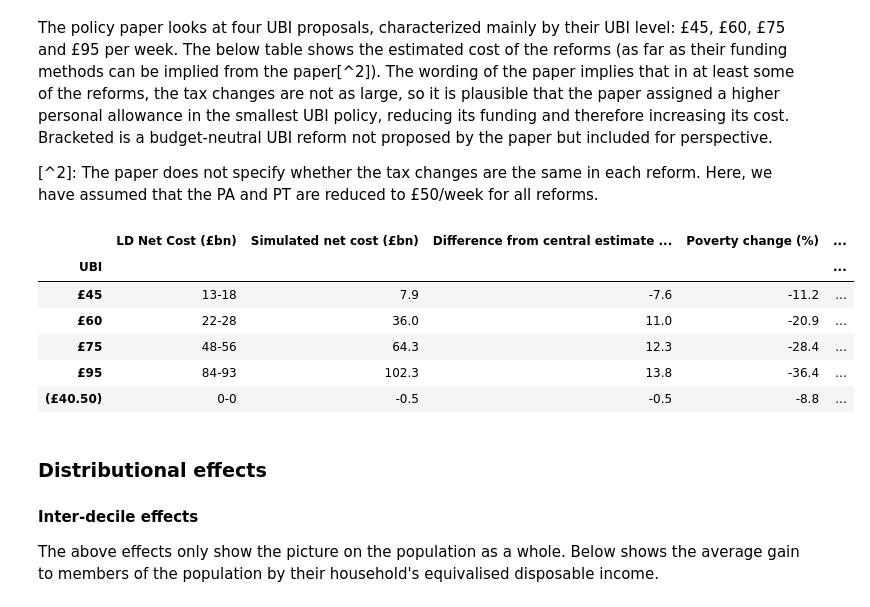
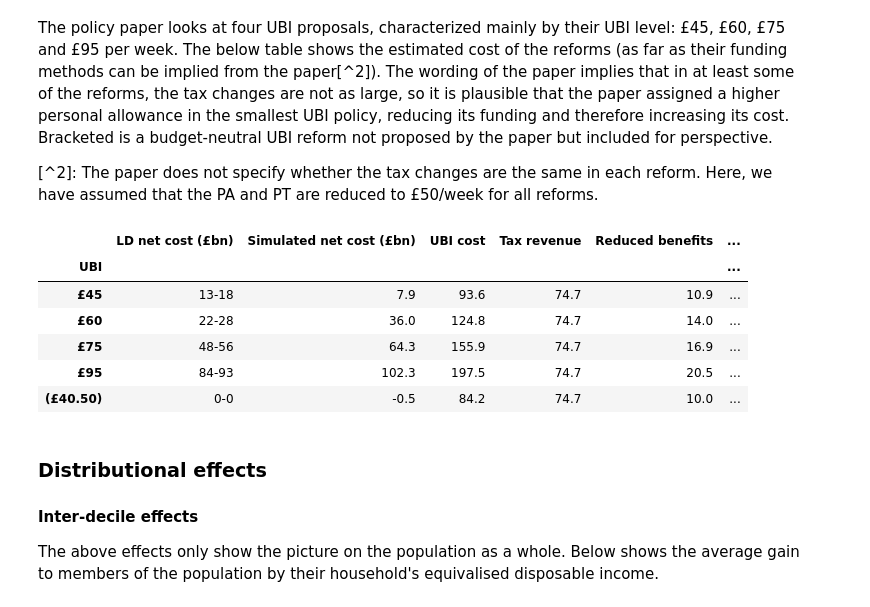
Before and after one commit to nikhilwoodruff/libdem-ubi-analysis, a Jupyter notebook: analysis.ipynb, the cells around one changed output. Drawn from its saved outputs; the diff is of its cells as text; code cells hidden in the pictures.

Commit message:
Add funding breakdown for each reform

```diff
--- a/analysis.ipynb
+++ b/analysis.ipynb
@@ -17,18 +17,20 @@ import numpy as np
 import pandas as pd
 from tqdm import trange, tqdm
 
-funding = (include_UBI_in_means_tests(), set_PA_for_WA_adults(2500), set_PT(50))
+funding = (set_PA_for_WA_adults(2500), set_PT(50), include_UBI_in_means_tests())
 ubi_60 = (WA_adult_UBI(60 * 52), *funding)
 baseline = Microsimulation()
 ubi_60_sim = Microsimulation(ubi_60)
 
 net_costs = []
-names = ["UBI", "Reduced Benefits", "Lower PA", "Lower PT"]
+names = ["UBI", "Lower PA", "Lower PT", "Reduced benefits"]
 for i in range(len(ubi_60) + 1):
     net_costs += [net_cost(baseline, Microsimulation(ubi_60[:i]))]
 net_costs = np.array(net_costs)
 
-resulting_costs = pd.Series((net_costs[1:] - net_costs[:-1]) / 1e+9).apply(lambda x: round(x, 1))
+resulting_costs = pd.Series(net_costs[1:] - net_costs[:-1])
+reform_tax_revenue = -resulting_costs[1] - resulting_costs[2]
+resulting_costs = resulting_costs.apply(lambda x : round(x / 1e+9, 1))
 
 pd.DataFrame({"Component": names, "Net cost (£bn)": resulting_costs, "Resulting net cost (£bn)": resulting_costs.cumsum()}).set_index("Component")
 # %% [output]
@@ -48,45 +50,52 @@ The policy paper looks at four UBI proposals, characterized mainly by their UBI
 ubi_45 = (WA_adult_UBI(45 * 52), funding)
 ubi_75 = (WA_adult_UBI(75 * 52), funding)
 ubi_95 = (WA_adult_UBI(95 * 52), funding)
 budget_neutral_ubi = (WA_adult_UBI(40.5 * 52), funding)
 
 from openfisca_uk.api import *
 
 def get_results(reform: Reform):
     sim = Microsimulation(reform)
     cost = net_cost(baseline, sim)
+    ubi_cost = sim.calc("UBI").sum()
+    benefit_revenue = ubi_cost - reform_tax_revenue - cost
     baseline_poverty = baseline.calc("in_poverty_bhc", map_to="person").mean()
     poverty_change = (sim.calc("in_poverty_bhc", map_to="person").mean() - baseline_poverty) / baseline_poverty
     baseline_gini = baseline.calc("household_net_income", map_to="person").gini()
     inequality_change = (sim.calc("household_net_income", map_to="person").gini() - baseline_gini) / baseline_gini
     baseline_income = baseline.calc("household_net_income", map_to="person")
     gain = sim.calc("household_net_income", map_to="person") - baseline_income
-    percent_winners = (gain >= 0).mean()
-    return sim, cost, poverty_change, inequality_change, percent_winners
+    percent_winners = (gain > 0).mean()
+    percent_losers = (gain < 0).mean()
+    return sim, cost, poverty_change, inequality_change, percent_winners, percent_losers, ubi_cost, benefit_revenue
 
 reforms = (ubi_45, ubi_60, ubi_75, ubi_95, budget_neutral_ubi)
 names = ("£45", "£60", "£75", "£95", "(£40.50)")
 results = list(map(get_results, reforms))
-sims, costs, poverty_changes, inequality_changes, percent_winners = list(zip(*results))
+sims, costs, poverty_changes, inequality_changes, percent_winners, percent_losers, ubi_cost, benefit_revenue = list(zip(*results))
 LD_lower = (13, 22, 48, 84, 0)
 LD_upper = (18, 28, 56, 93, 0)
 pd.DataFrame({
     "UBI": names,
-    "LD Net Cost (£bn)": [f"{low}-{high}" for low, high in zip(LD_lower, LD_upper)],
+    "LD net cost (£bn)": [f"{low}-{high}" for low, high in zip(LD_lower, LD_upper)],
     "Simulated net cost (£bn)": pd.Series(costs).apply(lambda x: round(x / 1e+9, 1)),
+    "UBI cost": pd.Series(ubi_cost).apply(lambda x: round(x / 1e+9, 1)),
+    "Tax revenue": pd.Series([reform_tax_revenue] * len(ubi_cost)).apply(lambda x: round(x / 1e+9, 1)),
+    "Reduced benefits": pd.Series(benefit_revenue).apply(lambda x: round(x / 1e+9, 1)),
     "Difference from central estimate (£bn)": [round((c - (low + high) / 2 * 1e+9) / 1e+9, 1) for c, low, high in zip(costs, LD_lower, LD_upper)],
     "Poverty change (%)": pd.Series(poverty_changes).apply(lambda x: round(x * 100, 1)),
     "Inequality change (%)": pd.Series(inequality_changes).apply(lambda x : round(x * 100, 1)),
-    "Winners (%)": pd.Series(percent_winners).apply(lambda x : round(x * 100, 1))
+    "Winners (%)": pd.Series(percent_winners).apply(lambda x : round(x * 100, 1)),
+    "Losers (%)": pd.Series(percent_losers).apply(lambda x : round(x * 100, 1))
 }).set_index("UBI")
 # %% [output]
-|  | LD Net Cost (£bn) | Simulated net cost (£bn) | Difference from central estimate ... | Poverty change (%) | ... |
-| UBI |  |  |  |  | ... |
-| £45 | 13-18 | 7.9 | -7.6 | -11.2 | ... |
-| £60 | 22-28 | 36.0 | 11.0 | -20.9 | ... |
-| £75 | 48-56 | 64.3 | 12.3 | -28.4 | ... |
-| £95 | 84-93 | 102.3 | 13.8 | -36.4 | ... |
-| (£40.50) | 0-0 | -0.5 | -0.5 | -8.8 | ... |
+|  | LD net cost (£bn) | Simulated net cost (£bn) | UBI cost | Tax revenue | Reduced benefits | ... |
+| UBI |  |  |  |  |  | ... |
+| £45 | 13-18 | 7.9 | 93.6 | 74.7 | 10.9 | ... |
+| £60 | 22-28 | 36.0 | 124.8 | 74.7 | 14.0 | ... |
+| £75 | 48-56 | 64.3 | 155.9 | 74.7 | 16.9 | ... |
+| £95 | 84-93 | 102.3 | 197.5 | 74.7 | 20.5 | ... |
+| (£40.50) | 0-0 | -0.5 | 84.2 | 74.7 | 10.0 | ... |
 # %% [markdown]
 ### Distributional effects
 
```
Also changed, not shown: parts of 1 cell of this notebook.
